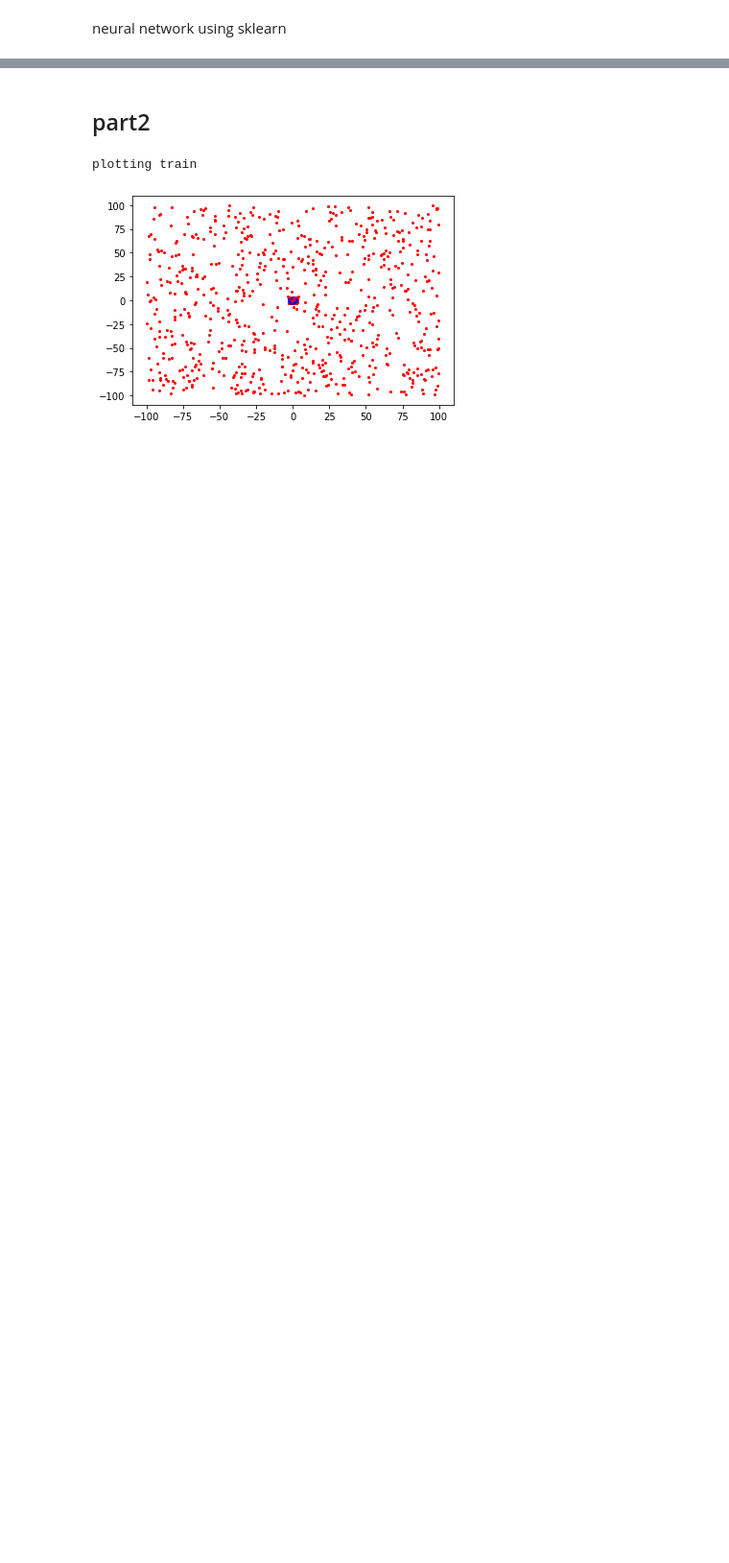
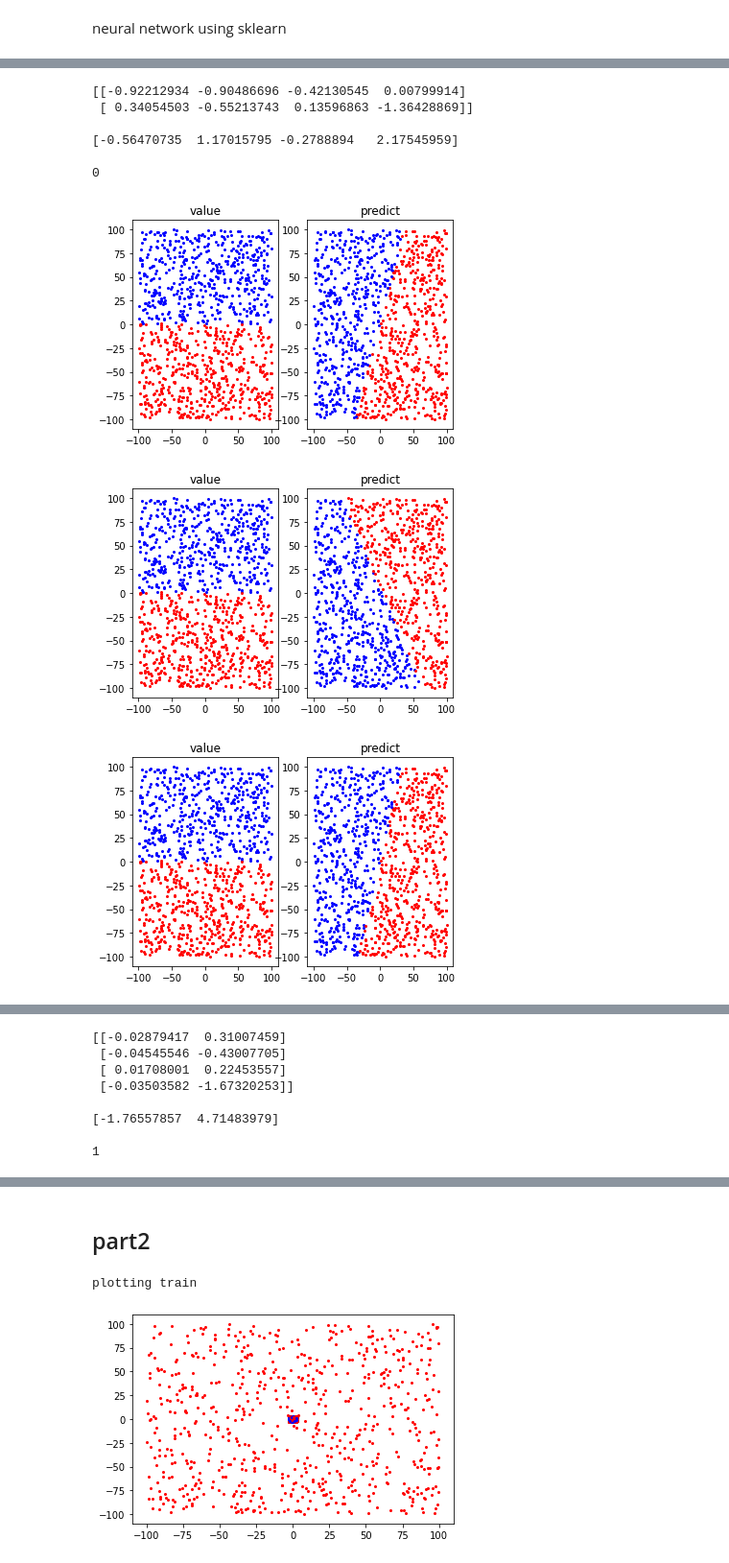
Before and after one commit to TaliaSeada/NeuroComputation_firstProject, a Jupyter notebook: C_D/C D.ipynb, the cells around one changed output, grey strips where cells are left out. Shown at 96% size. Cells and saved outputs as stored; diff of their text form; code cells hidden in the pictures; blank space fills up the shorter version.

```diff
--- a/C_D/C D.ipynb
+++ b/C_D/C D.ipynb
@@ -393,0 +337,12 @@ plotting train
+# %%
+net1.lookin(first_test)
+# %% [output]
+[[-0.92212934 -0.90486696 -0.42130545  0.00799914]
+ [ 0.34054503 -0.55213743  0.13596863 -1.36428869]]
+
+[-0.56470735  1.17015795 -0.2788894   2.17545959]
+
+0
+[figure, added]
+[figure, added]
+[figure, added]
@@ -393,0 +350,8 @@ plotting train
+[[-0.02879417  0.31007459]
+ [-0.04545546 -0.43007705]
+ [ 0.01708001  0.22453557]
+ [-0.03503582 -1.67320253]]
+
+[-1.76557857  4.71483979]
+
+1
```
Also changed, not shown: parts of 45 cells of this notebook.
